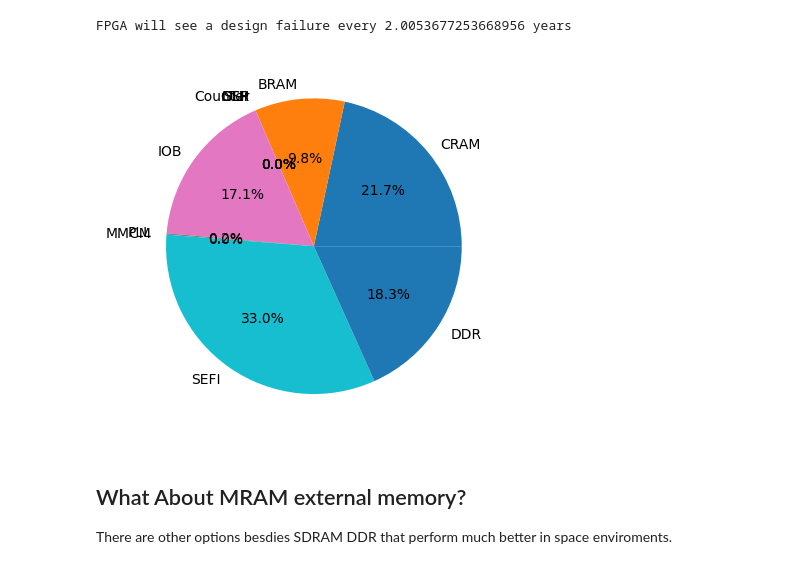
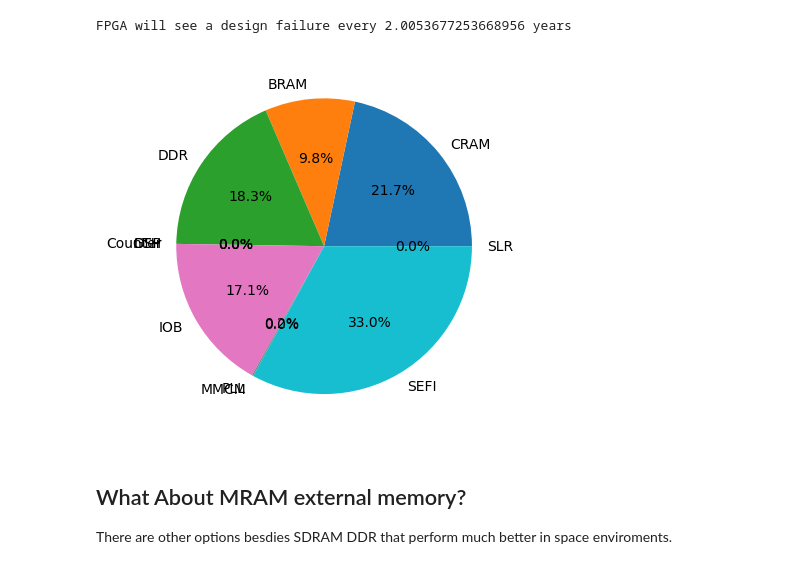
Before and after one commit to AEW2015/fpga-colab, a Jupyter notebook: xqrku060_FMECA.ipynb, the cells around one changed output. Drawn from its saved outputs; the diff is of its cells as text; code cells hidden in the pictures.

```diff
--- a/xqrku060_FMECA.ipynb
+++ b/xqrku060_FMECA.ipynb
@@ -941,15 +943,15 @@ TMR_GEO_MTTF = 1/Full_design_day
 # %% [output]
 FPGA will see a design failure every 2.0053677253668956 years
 # %%
-labels = 'CRAM', 'BRAM', 'SLR', 'Counter','DSP','GTH','IOB','PLL','MMCM','SEFI','DDR'
-sizes = [CRAM_design_day, BRAM_design_day, SLR_design_day, CNT_design_day,DSP_design_day,\
-         GTH_design_day,IOB_design_day,PLL_design_day,MMCM_design_day,SEFI_design_day,DDR_device_day]
+labels = 'CRAM', 'BRAM','DDR', 'Counter','DSP','GTH','IOB','PLL','MMCM','SEFI','SLR'
+sizes = [CRAM_design_day, BRAM_design_day, DDR_device_day, CNT_design_day,DSP_design_day,\
+         GTH_design_day,IOB_design_day,PLL_design_day,MMCM_design_day,SEFI_design_day,SLR_design_day]
 
 fig, ax = plt.subplots()
 ax.pie(sizes, labels=labels, autopct='%1.1f%%')
 plt.show()
 # %% [output]
-[figure, old version]
+[figure, new version]
 # %% [markdown]
 ## What About MRAM external memory?
 
```
Also changed, not shown: parts of 38 cells of this notebook.
